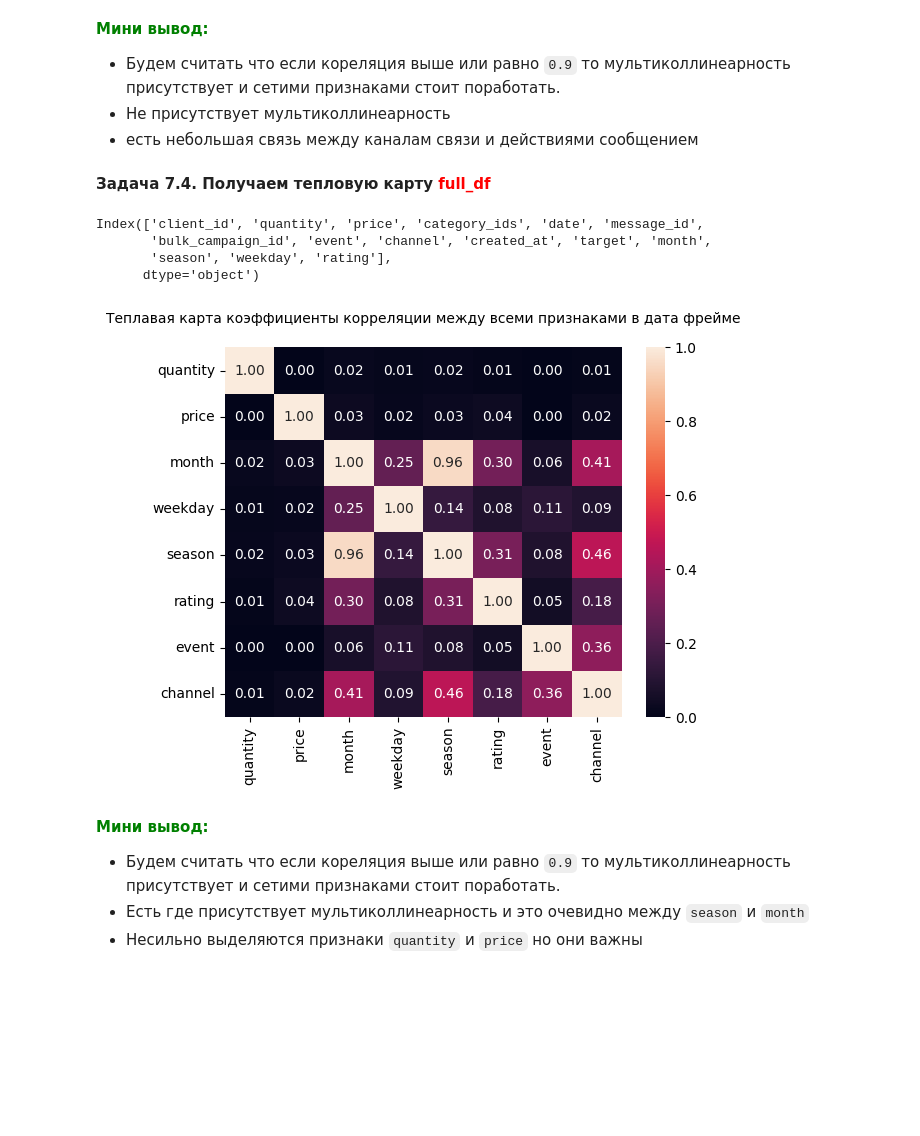
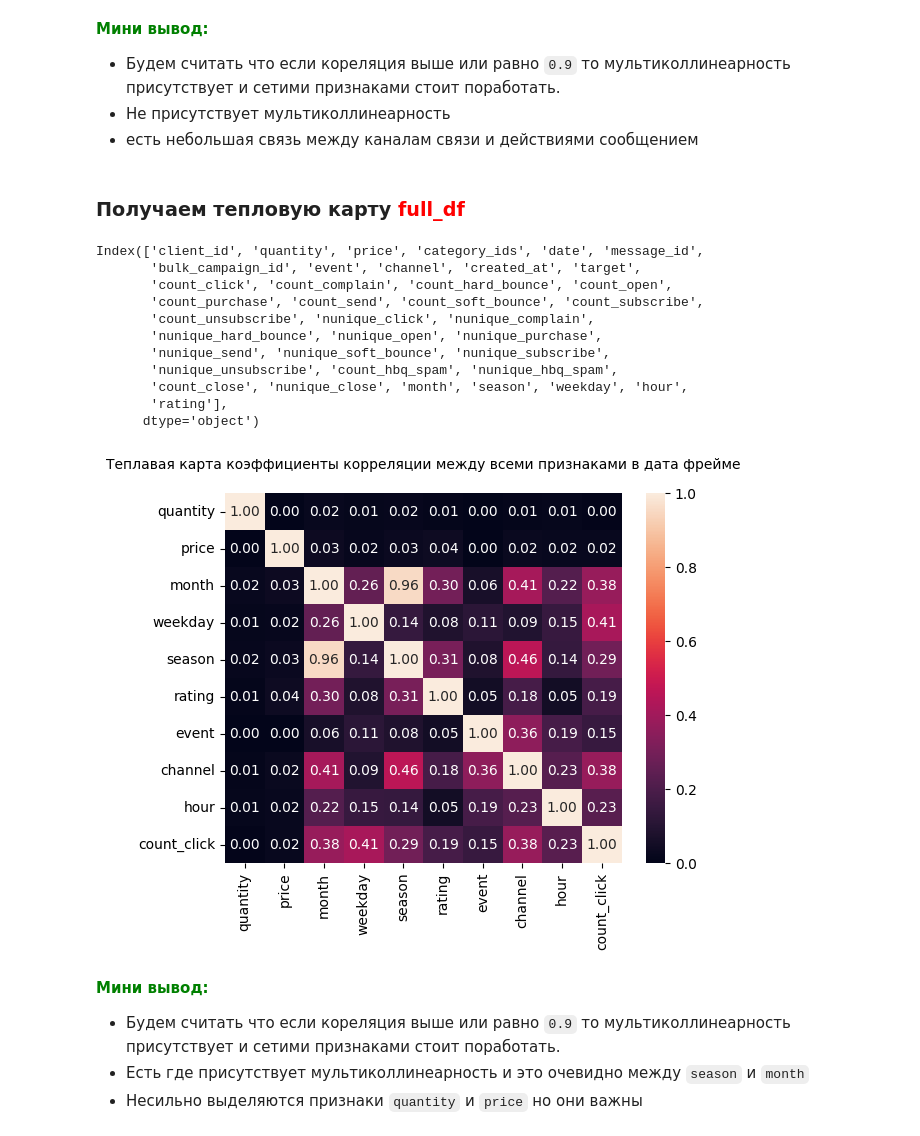
Before and after one commit to OsKaLis/predicting_user_behavior_in_the_marketplace, a Jupyter notebook: m4s22_marketplace.ipynb, the cells around one changed output. Saved outputs shown, nothing was run; the diff lists cells and outputs as text; code cells hidden in the pictures; blank space fills up the shorter version.

```diff
--- a/m4s22_marketplace.ipynb
+++ b/m4s22_marketplace.ipynb
@@ -1237,6 +1236,9 @@ full_df = pd.merge(ap, am, on=['message_id', 'client_id', 'date'], how='inner')
 # %%
 # Обеденения датафреймов
 full_df = pd.merge(full_df, atb, on=['client_id'], how='inner')
+# %%
+# Обеденения датафреймов
+full_df = pd.merge(full_df, de, on=['date', 'bulk_campaign_id'], how='inner')
 # %%
 # Показываю информацию о дата сете
 primary_information_output(full_df)
@@ -1356 +1368,4 @@ full_df['weekday'] = full_df['date'].dt.weekday
+# %%
+# Получаем день недели
+full_df['hour'] = full_df['created_at'].dt.hour
 # %% [markdown]
@@ -1499,31 +1520,40 @@ heat_map_output(
 - Не присутствует мультиколлинеарность
 - есть небольшая связь между каналам связи и действиями сообщением
 # %% [markdown]
-**Задача 7.4. Получаем тепловую карту <span style='color:red'>full_df</span>**
+### Получаем тепловую карту <span style='color:red'>full_df</span>
 # %%
 # Просмотр колонок
 full_df.columns
 # %% [output]
 Index(['client_id', 'quantity', 'price', 'category_ids', 'date', 'message_id',
-       'bulk_campaign_id', 'event', 'channel', 'created_at', 'target', 'month',
-       'season', 'weekday', 'rating'],
+       'bulk_campaign_id', 'event', 'channel', 'created_at', 'target',
+       'count_click', 'count_complain', 'count_hard_bounce', 'count_open',
+       'count_purchase', 'count_send', 'count_soft_bounce', 'count_subscribe',
+       'count_unsubscribe', 'nunique_click', 'nunique_complain',
+       'nunique_hard_bounce', 'nunique_open', 'nunique_purchase',
+       'nunique_send', 'nunique_soft_bounce', 'nunique_subscribe',
+       'nunique_unsubscribe', 'count_hbq_spam', 'nunique_hbq_spam',
+       'count_close', 'nunique_close', 'month', 'season', 'weekday', 'hour',
+       'rating'],
       dtype='object')
 # %%
 # Перечислим не актуальные признаки для построения
 fields_selected = [
     'quantity',
     'price',
     'month',
     'weekday',
     'season',
     'rating',
     'event',
     'channel',
+    'hour',
+    'count_click',
 ]
 # Строим тепловую карту
 heat_map_output(full_df[fields_selected]);
 # %% [output]
-[figure, old version]
+[figure, new version]
 # %% [markdown]
 **<span style='color:green'>Мини вывод:</span>**
 
```
Also changed, not shown: parts of 58 cells of this notebook, 8 other files.
